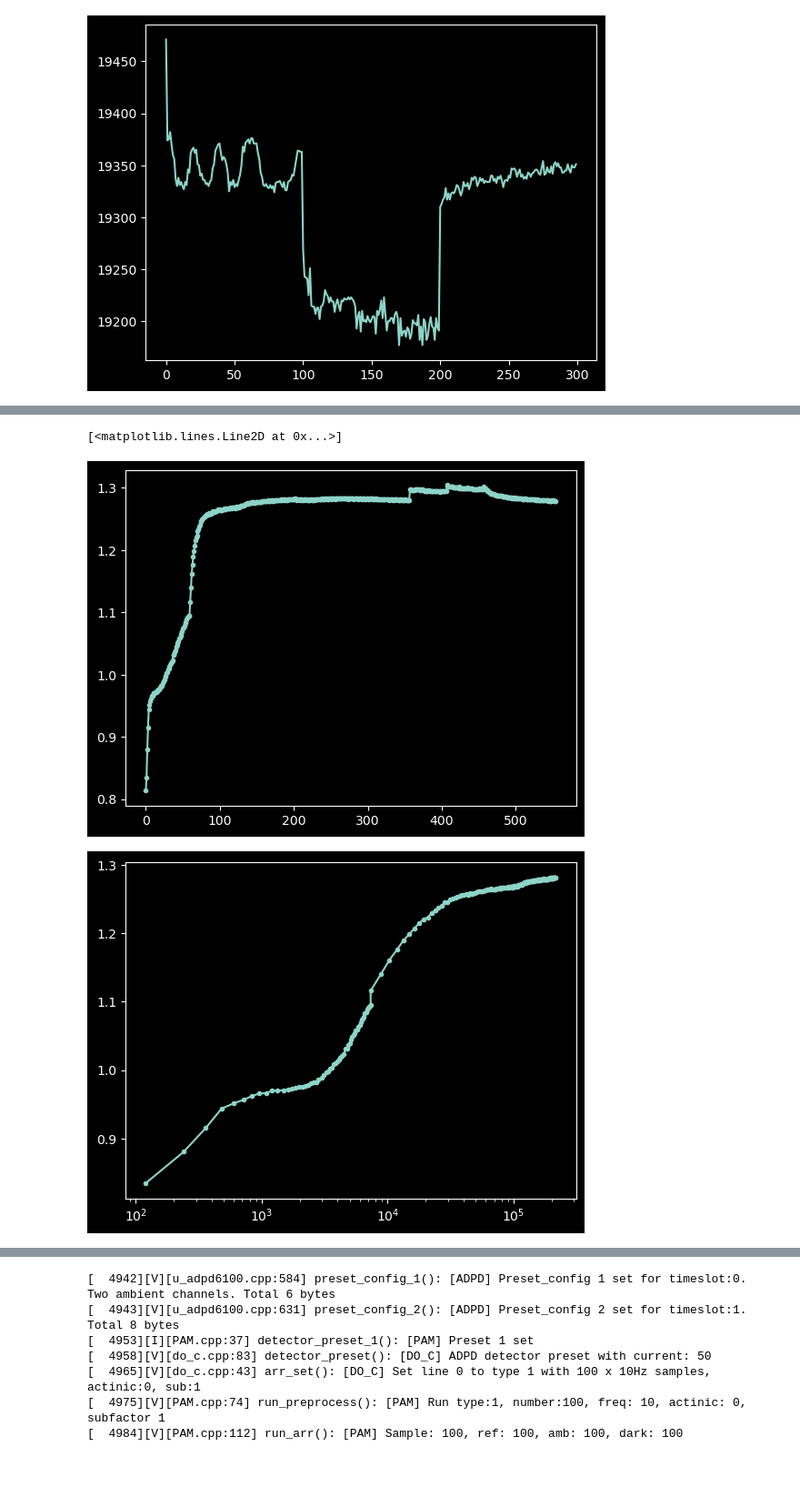
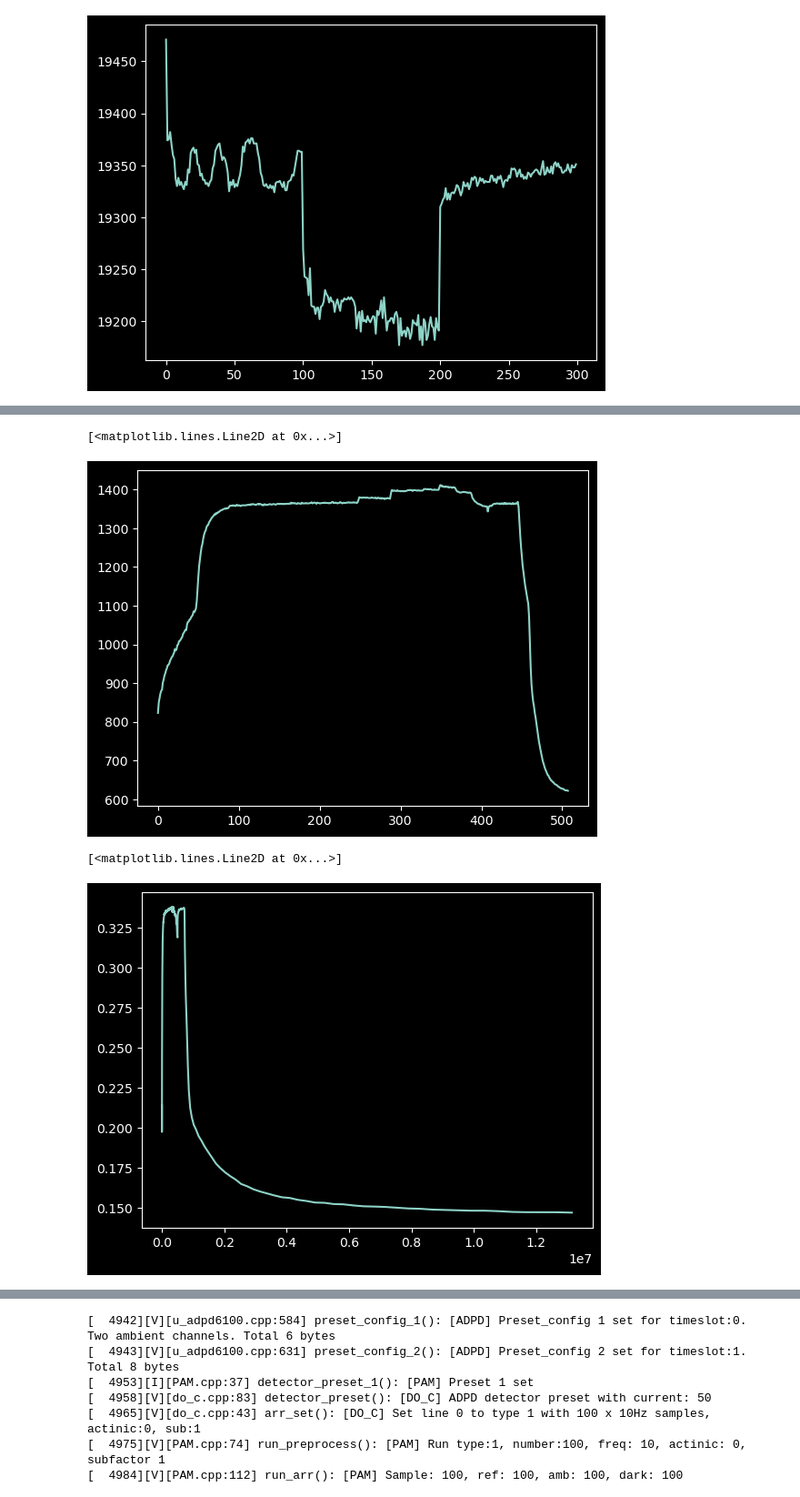
Before and after one commit to Jan-IngenHousz-Institute/ambit, a Jupyter notebook: sender.ipynb, the cells around one changed output, grey strips where cells are left out. Shown at 91% size. Drawn from its saved outputs; the diff is of its cells as text; code cells hidden in the pictures; blank space fills up the shorter version.

```diff
--- a/sender.ipynb
+++ b/sender.ipynb
@@ -81,16 +81,16 @@ plt.plot(plot_arr[:, 1])
 [<matplotlib.lines.Line2D at 0x...>]
 [figure]
 # %%
-fig, ax = plt.subplots(1, 1, figsize = (12, 6))
+fig, ax = plt.subplots(1, 1, figsize = (8, 6))
 line = ax.plot([], 'w-')[0]
 outputs = ""
-with serial.Serial("COM31", 115200) as ser:
+with serial.Serial("COM6", 115200) as ser:
     start_timer = time.time()
-    ser.write("mpf, 1, 1".encode())
+    ser.write("mpf, 1, 100".encode())
     arr = []
     last_update_time,  last_update_length = 0, 0
 
-    while (time.time() - start_timer < 2):
+    while (time.time() - start_timer < 60):
         if ser.in_waiting > 2:
             start_timer = time.time()
             l = ser.readline().decode().strip()
@@ -102,10 +102,13 @@ with serial.Serial("COM31", 115200) as ser:
                     arr.append(_arr)
                 else:
                     print(l)
+            elif l == "Done!":
+                plot_arr = np.array(arr)
+                break
             else:
                 print(l)
         else:
-            if (len(arr) - last_update_length > 1) and (time.time() - last_update_time > .01):
+            if (len(arr) - last_update_length > 1) and (time.time() - last_update_time > .1):
                 plot_arr = np.array(arr)
                 line.set_data(np.arange(plot_arr.shape[0]), plot_arr[:, 0])
                 ax.autoscale_view(True, True)
@@ -127,17 +131,35 @@ plt.show()
 # %%
-plt.plot(plot_arr[:,0] / plot_arr[:,1], '.-')
+plt.plot(plot_arr[:,0])
 # %% [output]
 [<matplotlib.lines.Line2D at 0x...>]
-[figure, old version]
+[figure, new version]
 # %%
 tl = []
-for x in range(5):
+for x in range(4):
     tl += (np.arange(12) * 120 + x * 1500).tolist()
-_z = tl[-1]
-for x in range(495):
+
+_z = tl[-1] + 1500
+for x in range(200):
     tl += [x * 1500 + _z]
+
+for _ in range(8):
+    _z = tl[-1] + 1500
+    for x in range(20):
+        tl += [x * 1200 + _z]
+
+_z = tl[-1] + 1500
+for x in range(50):
+    tl += [x * 1500 * 4 + _z]
+
+
+_z = tl[-1] + 1500
+inv = 1000
+for x in range(40):
+    tl += [x * 1500 * 4 + x * inv + _z]
+    inv += 5000
 # %%
-plt.plot(tl[1:200], plot_arr[1:200,0] / plot_arr[1:200,1], '.-')
-plt.xscale('log')
+plt.plot(tl[1:], plot_arr[1:, 0] / plot_arr[1:, 1], '-')
+#plt.xscale('log')
 # %% [output]
+[<matplotlib.lines.Line2D at 0x...>]
-[figure, old version]
+[figure, new version]
```
Also changed, not shown: parts of 2 cells of this notebook, 1 other file.
